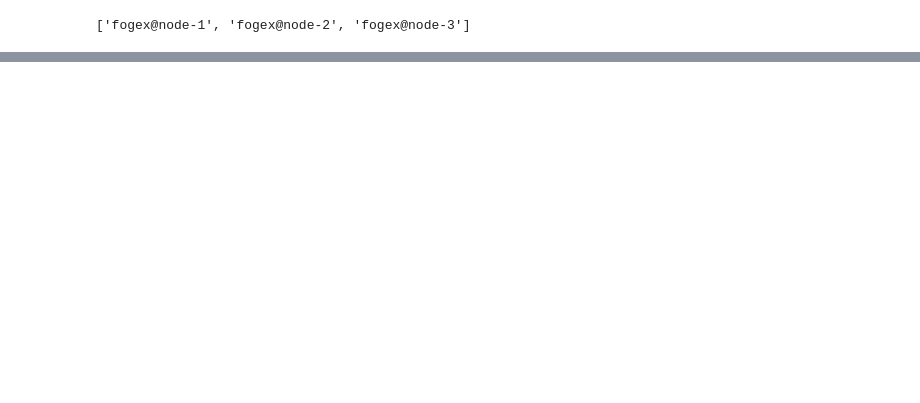
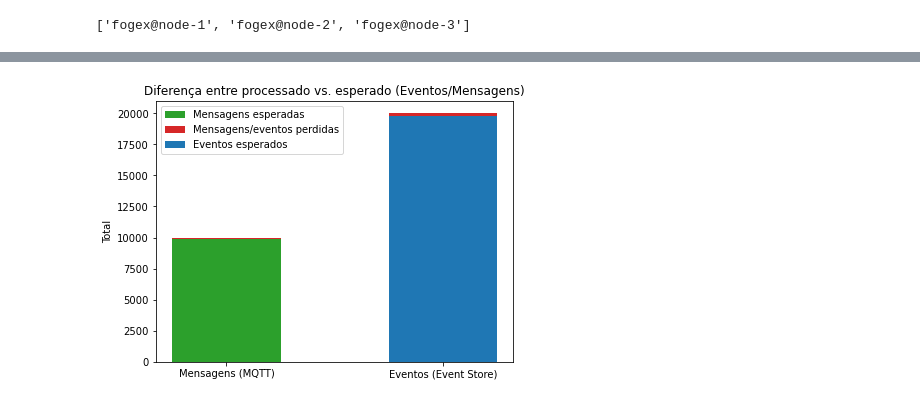
Before and after one commit to FogEx/results-analysis, a Jupyter notebook: Notebook.ipynb, the cells around one changed output, grey strips where cells are left out. Saved outputs shown, nothing was run; the diff lists cells and outputs as text; code cells hidden in the pictures; blank space fills up the shorter version.

```diff
--- a/Notebook.ipynb
+++ b/Notebook.ipynb
@@ -470,0 +544,11 @@ plt.legend()
+# %%
+default_figsize = (6.4, 4.8)
+multiplier = (1, 1)
+
+figsize = tuple(ele1 * ele2 for ele1, ele2 in zip(default_figsize, multiplier))
+
+fig = plt.figure(figsize=figsize)
+
+plot_message_and_events_loss('cenario-4', title='Diferença entre processado vs. esperado (Eventos/Mensagens)')
+# %% [output]
+[figure, added]
```
Also changed, not shown: parts of 15 cells of this notebook, 10 other files.
